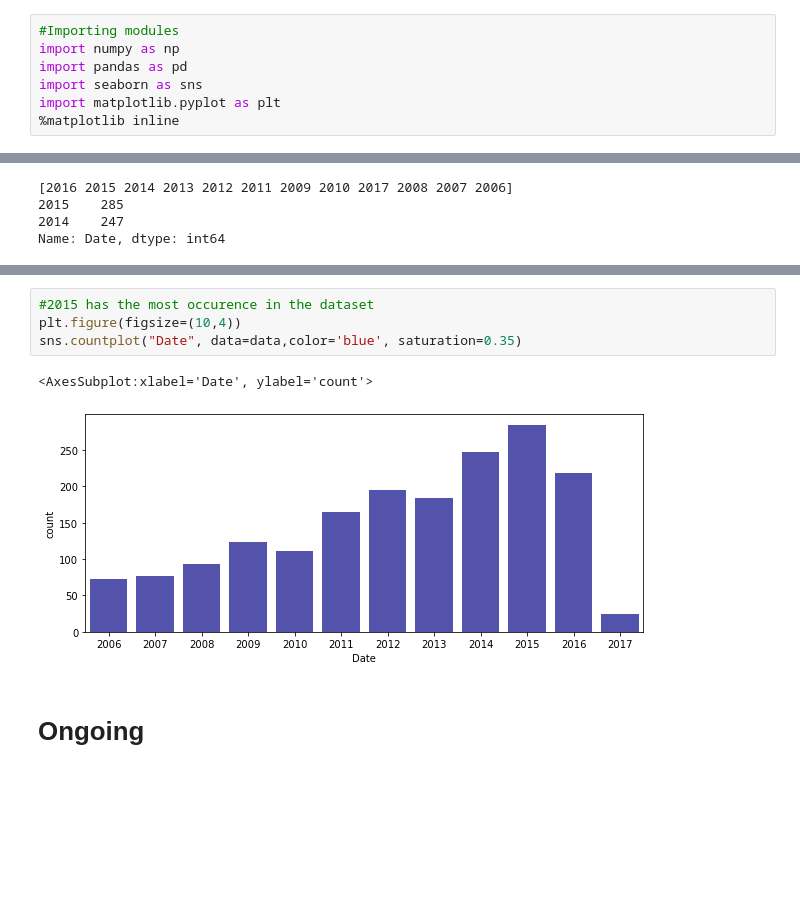
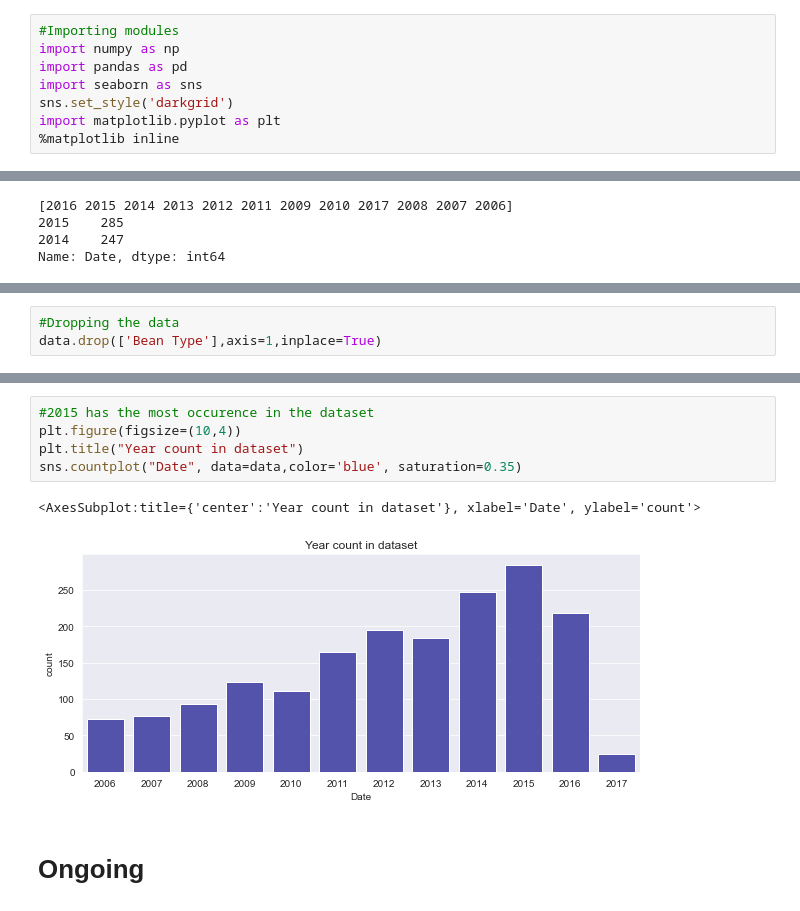
Before and after one commit to Tochukwu18/Python-Repository, a Jupyter notebook: Flavors of Cacao.ipynb, the cells around one changed output, grey strips where cells are left out. Saved outputs shown, nothing was run; the diff lists cells and outputs as text; blank space fills up the shorter version.

```diff
--- a/Flavors of Cacao.ipynb
+++ b/Flavors of Cacao.ipynb
@@ -3,6 +3,7 @@
 import numpy as np
 import pandas as pd
 import seaborn as sns
+sns.set_style('darkgrid')
 import matplotlib.pyplot as plt
 %matplotlib inline
 # %%
@@ -196,0 +203,3 @@ Name: Date, dtype: int64
+# %%
+#Dropping the data
+data.drop(['Bean Type'],axis=1,inplace=True)
@@ -197,9 +245,10 @@ Name: Date, dtype: int64
 # %%
 #2015 has the most occurence in the dataset
 plt.figure(figsize=(10,4))
+plt.title("Year count in dataset")
 sns.countplot("Date", data=data,color='blue', saturation=0.35)
 # %% [output]
-<AxesSubplot:xlabel='Date', ylabel='count'>
+<AxesSubplot:title={'center':'Year count in dataset'}, xlabel='Date', ylabel='count'>
-[figure, old version]
+[figure, new version]
 # %% [markdown]
 # Ongoing
```
Also changed, not shown: parts of 6 cells of this notebook.
